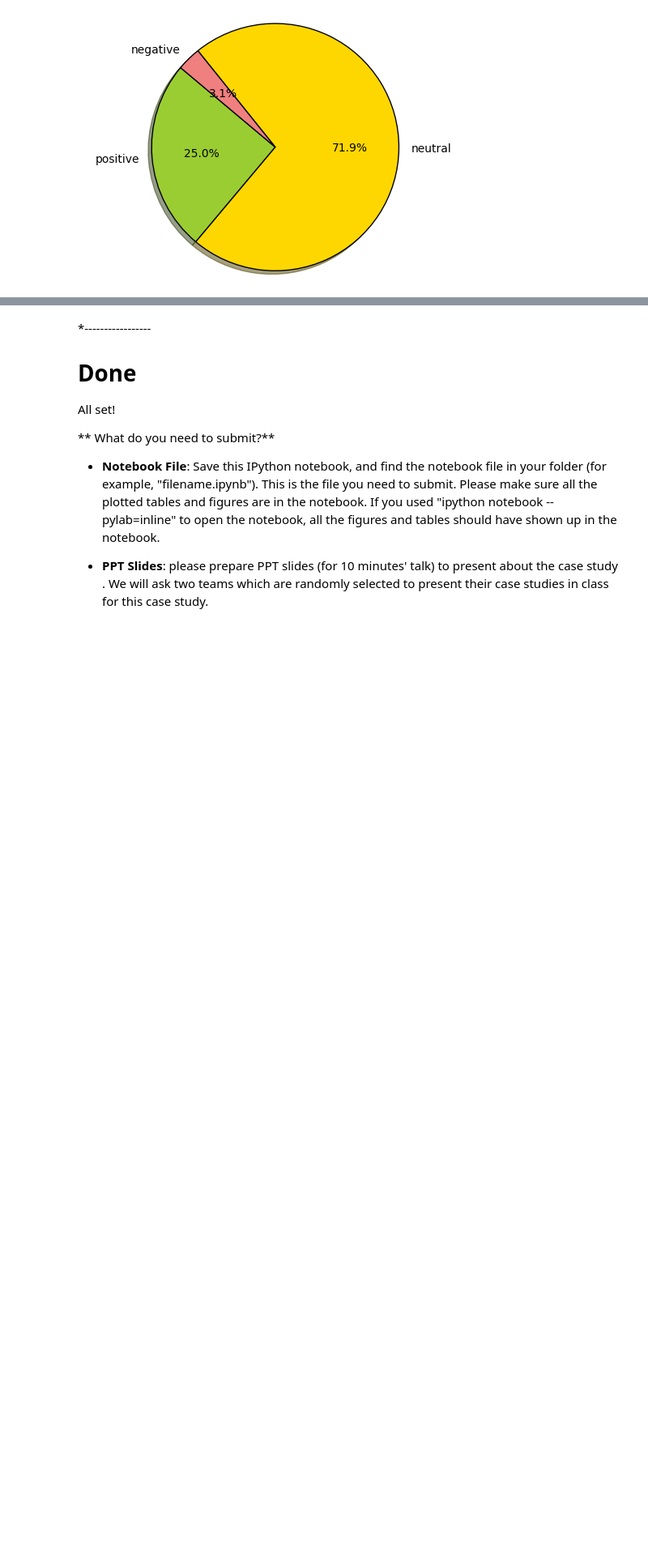
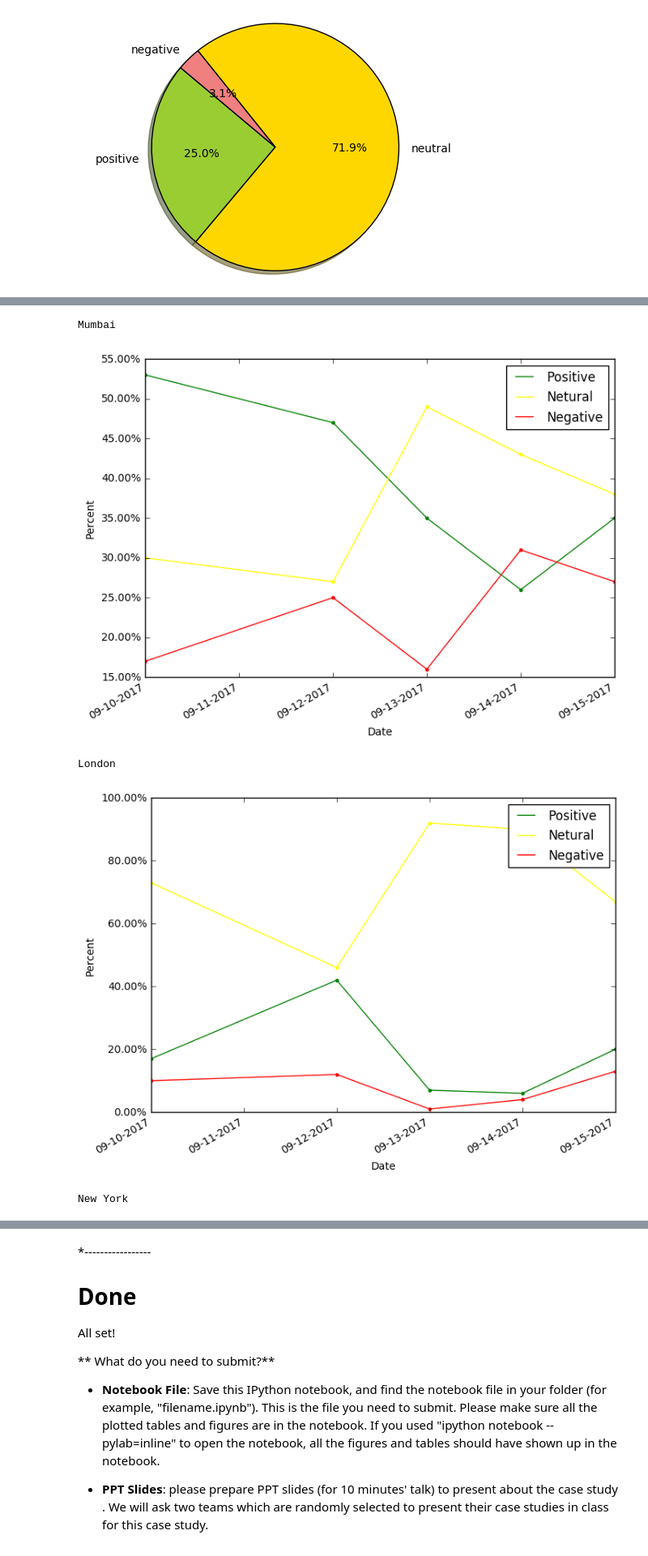
Before and after one commit to DS501-17F-Team14/Case-Study-1, a Jupyter notebook: CaseStudy1.ipynb, the cells around one changed output, grey strips where cells are left out. Shown: that part at 81% size. Drawn from its saved outputs; the diff is of its cells as text; code cells hidden in the pictures; blank space fills up the shorter version.

```diff
--- a/CaseStudy1.ipynb
+++ b/CaseStudy1.ipynb
@@ -805,0 +806,74 @@ plt.show()
+# %%
+# plot the reuslt by cities
+import pandas
+import matplotlib.pyplot as plt
+from matplotlib.dates import DateFormatter
+import matplotlib.lines as mlines
+#import data
+data = pandas.read_csv('cities.csv', delimiter=',')
+fig = plt.figure(figsize=(8,6))
+ax = fig.add_subplot(111)
+
+p1=ax.plot_date( data["Date"] , data["Mpositive"],'m-', alpha=1,c='green', label ='Positive', marker='.',  linewidth=1)
+p2=ax.plot_date( data["Date"] , data["Mnetural"], 'm-', alpha=1,c='yellow', label = 'Netural',  marker='.',  linewidth=1)
+p3=ax.plot_date( data["Date"] , data["Mnegative"], 'm-', alpha=1,c='red', label ='Negative', marker='.',  linewidth=1)
+#plt.axis(data["Date"])
+fig.autofmt_xdate()
+myFmt = DateFormatter("%m-%d-%Y")
+ax.xaxis.set_major_formatter(myFmt)
+vals = ax.get_yticks()
+ax.set_yticklabels(['{:3.2f}%'.format(x*100) for x in vals])
+red_line = mlines.Line2D([], [],color='green', label='Positive')
+yellow_line = mlines.Line2D([], [],color='yellow', label='Netural')
+blue_line = mlines.Line2D([], [],color='red', label='Negative')
+plt.legend(handles=[red_line, yellow_line, blue_line])
+plt.xlabel("Date")
+plt.ylabel('Percent')
+print("Mumbai")
+plt.show()
+
+fig = plt.figure(figsize=(8,6))
+ax = fig.add_subplot(111)
+p1=ax.plot_date( data["Date"] , data["Lpositive"],'m-', alpha=1,c='green', label ='Positive', marker='.',  linewidth=1)
+p2=ax.plot_date( data["Date"] , data["Lnetural"], 'm-', alpha=1,c='yellow', label = 'Netural',  marker='.',  linewidth=1)
+p3=ax.plot_date( data["Date"] , data["Lnegative"], 'm-', alpha=1,c='red', label ='Negative', marker='.',  linewidth=1)
+#plt.axis(data["Date"])
+fig.autofmt_xdate()
+myFmt = DateFormatter("%m-%d-%Y")
+ax.xaxis.set_major_formatter(myFmt)
+vals = ax.get_yticks()
+ax.set_yticklabels(['{:3.2f}%'.format(x*100) for x in vals])
+red_line = mlines.Line2D([], [],color='green', label='Positive')
+yellow_line = mlines.Line2D([], [],color='yellow', label='Netural')
+blue_line = mlines.Line2D([], [],color='red', label='Negative')
+plt.legend(handles=[red_line, yellow_line, blue_line])
+plt.xlabel("Date")
+plt.ylabel('Percent')
+print("London")
+plt.show()
+
+fig = plt.figure(figsize=(8,6))
+ax = fig.add_subplot(111)
+p1=ax.plot_date( data["Date"] , data["Npositive"],'m-', alpha=1,c='green', label ='Positive', marker='.',  linewidth=1)
+p2=ax.plot_date( data["Date"] , data["Nnetural"], 'm-', alpha=1,c='yellow', label = 'Netural',  marker='.',  linewidth=1)
+p3=ax.plot_date( data["Date"] , data["Nnegative"], 'm-', alpha=1,c='red', label ='Negative', marker='.',  linewidth=1)
+#plt.axis(data["Date"])
+fig.autofmt_xdate()
+myFmt = DateFormatter("%m-%d-%Y")
+ax.xaxis.set_major_formatter(myFmt)
+vals = ax.get_yticks()
+ax.set_yticklabels(['{:3.2f}%'.format(x*100) for x in vals])
+red_line = mlines.Line2D([], [],color='green', label='Positive')
+yellow_line = mlines.Line2D([], [],color='yellow', label='Netural')
+blue_line = mlines.Line2D([], [],color='red', label='Negative')
+plt.legend(handles=[red_line, yellow_line, blue_line])
+plt.xlabel("Date")
+plt.ylabel('Percent')
+print("New York")
+plt.show()
+# %% [output]
+Mumbai
+[figure, added]
+London
+[figure, added]
+New York
```
Also changed, not shown: parts of 2 cells of this notebook, 1 other file.
